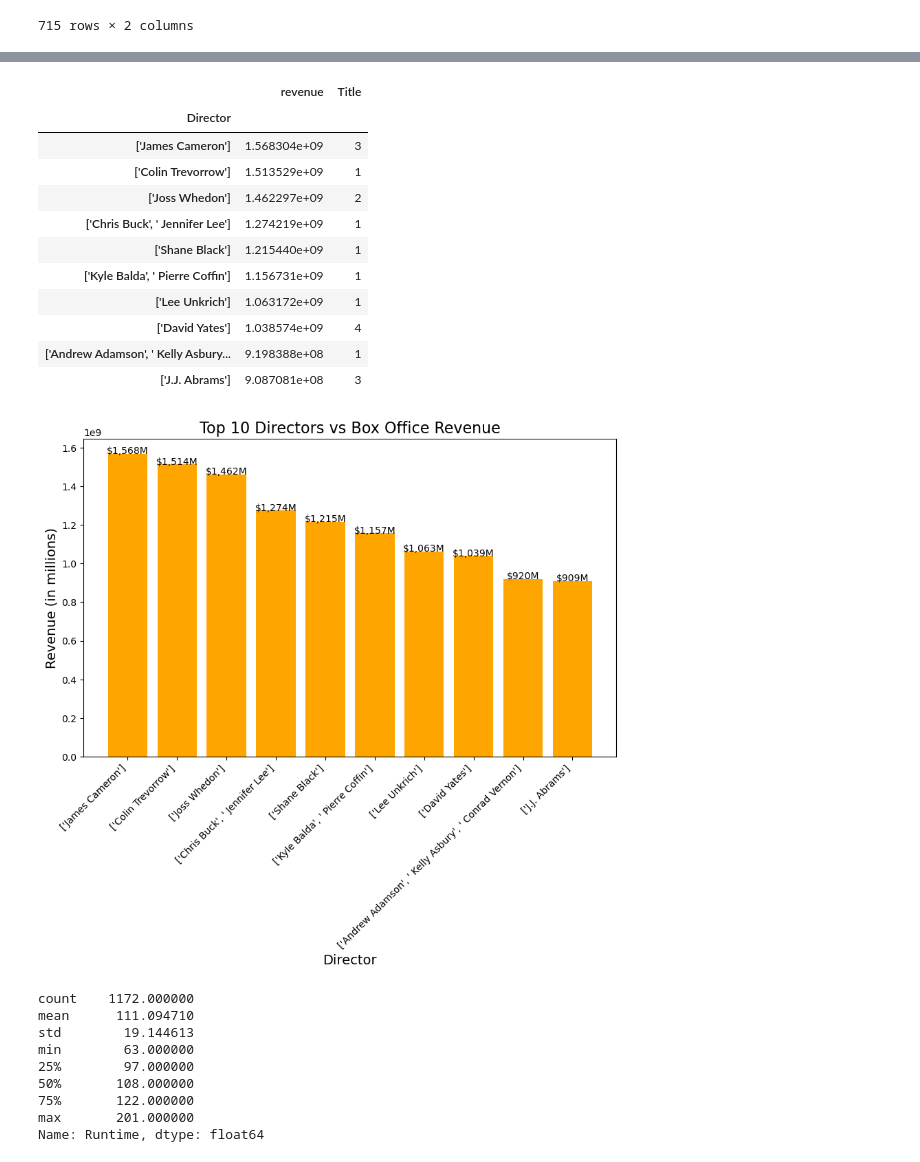
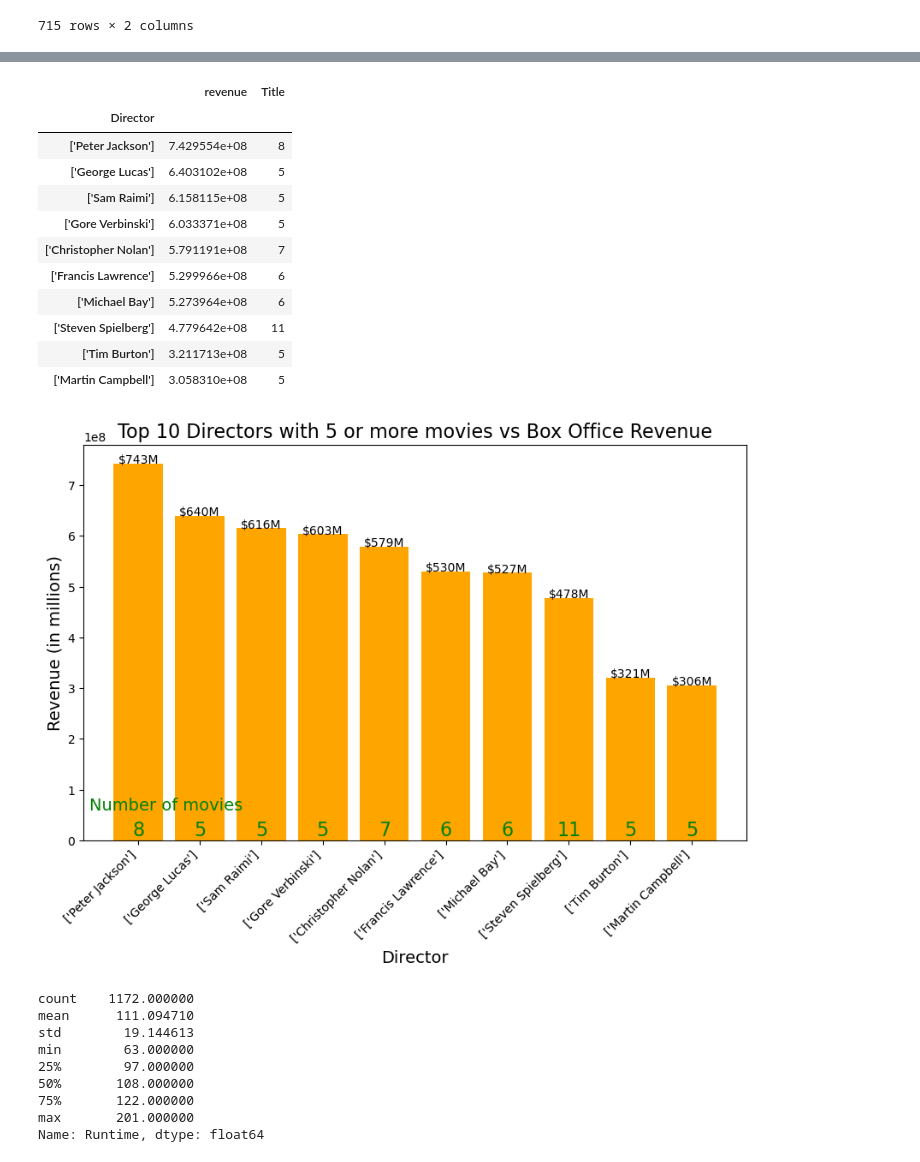
Before and after one commit to PurnimaPathak44/Project-1, a Jupyter notebook: Main Movie Folder/movie_main.ipynb, the cells around one changed output, grey strips where cells are left out. Cells and saved outputs as stored; diff of their text form; code cells hidden in the pictures.

Commit message:
Fixed some of the Top 10 Directors graphs

```diff
--- a/Main Movie Folder/movie_main.ipynb
+++ b/Main Movie Folder/movie_main.ipynb
@@ -611,0 +603,5 @@ Name: Director, Length: 715, dtype: int64
+# %%
+#calculating top 10 directors based on revenue
+All_Rev_directors = df.groupby('Director').agg({'revenue': 'mean', 'Title': 'count'})
+AllDirectors = All_Rev_directors.sort_values('revenue', ascending=False)[:10]
+AllDirectors
@@ -611,0 +621,23 @@ Name: Director, Length: 715, dtype: int64
+# %%
+#Bar Chart on Director Vs Revenue
+fig, ax = plt.subplots(figsize=(10, 6))
+ax.bar(AllDirectors.index, AllDirectors['revenue'], color='orange')
+
+for Rev, val in enumerate(AllDirectors['revenue']):
+    ax.text(Rev, val, '${:,.0f}M'.format(val/1000000), ha='center')
+
+for i, y in enumerate(AllDirectors['Title']):
+    ax.text(i, y, '{:,.0f}'.format(y), ha='center', va='bottom', fontsize=16, color='green')
+
+# set the title and axis labels
+ax.set_title('Top 10 Directors vs Box Office Revenue', fontsize=16)
+ax.set_xlabel('Director', fontsize=14)
+ax.set_ylabel('Revenue (in millions)', fontsize=14)
+
+# rotate the x-axis labels for better visibility
+plt.xticks(rotation=45, ha='right')
+
+plt.annotate("Number of movies", (-.8,.14e9) ,fontsize=14,color="green")
+
+# show the plot
+plt.show()
@@ -611,0 +646,3 @@ Name: Director, Length: 715, dtype: int64
+# %%
+director_multiple_movies = df.loc[df["director_movie_count"] >=5 ]
+director_multiple_movies['Director'].value_counts()
@@ -612,41 +667,47 @@ Name: Director, Length: 715, dtype: int64
 # %%
 #calculating top 10 directors based on revenue
-High_Rev_directors = df.groupby('Director').agg({'revenue': 'mean', 'Title': 'count'})
+High_Rev_directors = director_multiple_movies.groupby('Director').agg({'revenue': 'mean', 'Title': 'count'})
 TopDirectors = High_Rev_directors.sort_values('revenue', ascending=False)[:10]
 TopDirectors
 # %% [output]
 |  | revenue | Title |
 | Director |  |  |
-| ['James Cameron'] | 1.568304e+09 | 3 |
-| ['Colin Trevorrow'] | 1.513529e+09 | 1 |
-| ['Joss Whedon'] | 1.462297e+09 | 2 |
-| ['Chris Buck', ' Jennifer Lee'] | 1.274219e+09 | 1 |
-| ['Shane Black'] | 1.215440e+09 | 1 |
-| ['Kyle Balda', ' Pierre Coffin'] | 1.156731e+09 | 1 |
-| ['Lee Unkrich'] | 1.063172e+09 | 1 |
-| ['David Yates'] | 1.038574e+09 | 4 |
-| ['Andrew Adamson', ' Kelly Asbury... | 9.198388e+08 | 1 |
-| ['J.J. Abrams'] | 9.087081e+08 | 3 |
+| ['Peter Jackson'] | 7.429554e+08 | 8 |
+| ['George Lucas'] | 6.403102e+08 | 5 |
+| ['Sam Raimi'] | 6.158115e+08 | 5 |
+| ['Gore Verbinski'] | 6.033371e+08 | 5 |
+| ['Christopher Nolan'] | 5.791191e+08 | 7 |
+| ['Francis Lawrence'] | 5.299966e+08 | 6 |
+| ['Michael Bay'] | 5.273964e+08 | 6 |
+| ['Steven Spielberg'] | 4.779642e+08 | 11 |
+| ['Tim Burton'] | 3.211713e+08 | 5 |
+| ['Martin Campbell'] | 3.058310e+08 | 5 |
 # %%
 #Bar Chart on Director Vs Revenue
 fig, ax = plt.subplots(figsize=(10, 6))
 ax.bar(TopDirectors.index, TopDirectors['revenue'], color='orange')
 
 for Rev, val in enumerate(TopDirectors['revenue']):
     ax.text(Rev, val, '${:,.0f}M'.format(val/1000000), ha='center')
 
+for i, y in enumerate(TopDirectors['Title']):
+    ax.text(i, y, '{:,.0f}'.format(y), ha='center', va='bottom', fontsize=16, color='green')
+
+
 # set the title and axis labels
-ax.set_title('Top 10 Directors vs Box Office Revenue', fontsize=16)
+ax.set_title('Top 10 Directors with 5 or more movies vs Box Office Revenue', fontsize=16)
 ax.set_xlabel('Director', fontsize=14)
 ax.set_ylabel('Revenue (in millions)', fontsize=14)
 
 # rotate the x-axis labels for better visibility
 plt.xticks(rotation=45, ha='right')
 
+plt.annotate("Number of movies", (-.8,.6e8) ,fontsize=14,color="green")
+
 # show the plot
 plt.show()
 # %% [output]
-[figure, old version]
+[figure, new version]
 # %%
 #Runtime Percentile
 df.Runtime.describe()
```
Also changed, not shown: parts of 5 cells of this notebook, 2 other files.
